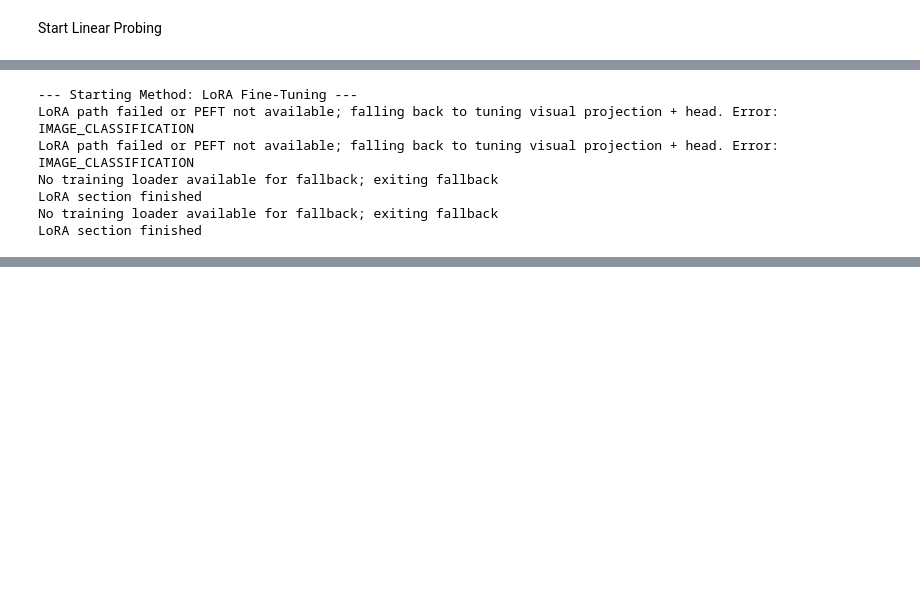
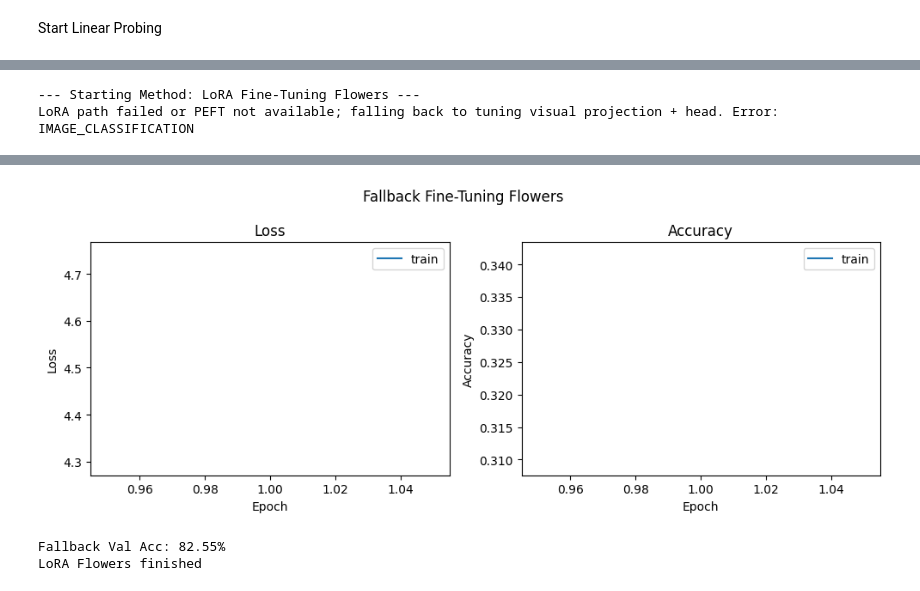
Before and after one commit to abattada/CLIP_HW, a Jupyter notebook: Task2.ipynb, the cells around one changed output, grey strips where cells are left out. Cells and saved outputs as stored; diff of their text form; code cells hidden in the pictures; blank space fills up the shorter version.

```diff
--- a/Task2.ipynb
+++ b/Task2.ipynb
@@ -104,8 +104,8 @@ os.environ["TOKENIZERS_PARALLELISM"] = "false"
 # some settings
 DEVICE = "cuda" if torch.cuda.is_available() else "cpu"
 MODEL_ID = "openai/clip-vit-large-patch14" # pre-trained CLIP model (ViT-L/14)
-BATCH_SIZE = 64 # adjust based on your GPU memory
-NUM_WORKERS = 2
+BATCH_SIZE = 256 # adjust based on your GPU memory
+NUM_WORKERS = 8
 gradient_accumulation_steps = 1 # adjust based on your GPU memory
 # For Linear Probe & LoRA
 NUM_EPOCHS = 1
@@ -606,7 +610,6 @@ try:
         target_modules=["q_proj", "v_proj", "k_proj"],
         lora_dropout=0.05,
         bias="none",
-        task_type=TaskType.IMAGE_CLASSIFICATION
     )
 
     vision_model_lora = get_peft_model(vision_model, lora_config)
@@ -769,10 +772,5 @@ except Exception as e:
 
 print('LoRA Flowers finished')
 # %% [output]
---- Starting Method: LoRA Fine-Tuning ---
+--- Starting Method: LoRA Fine-Tuning Flowers ---
 LoRA path failed or PEFT not available; falling back to tuning visual projection + head. Error: IMAGE_CLASSIFICATION
-LoRA path failed or PEFT not available; falling back to tuning visual projection + head. Error: IMAGE_CLASSIFICATION
-No training loader available for fallback; exiting fallback
-LoRA section finished
-No training loader available for fallback; exiting fallback
-LoRA section finished
@@ -779,3 +778,6 @@ LoRA section finished
+[figure, added]
+Fallback Val Acc: 82.55%
+LoRA Flowers finished
 # %%
 
 print("--- Starting Method: LoRA Fine-Tuning Birds ---")
```
Also changed, not shown: parts of 6 cells of this notebook.
